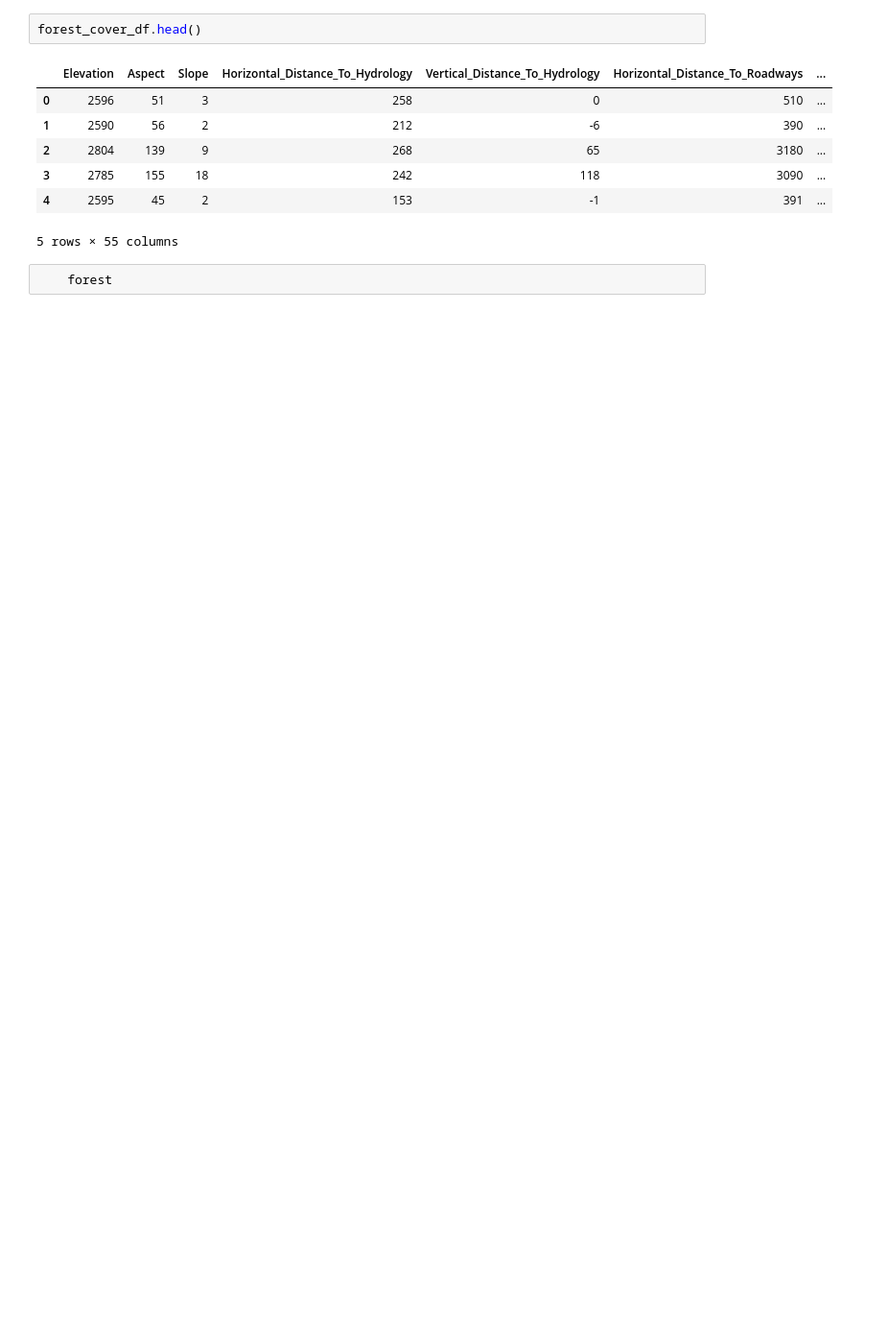
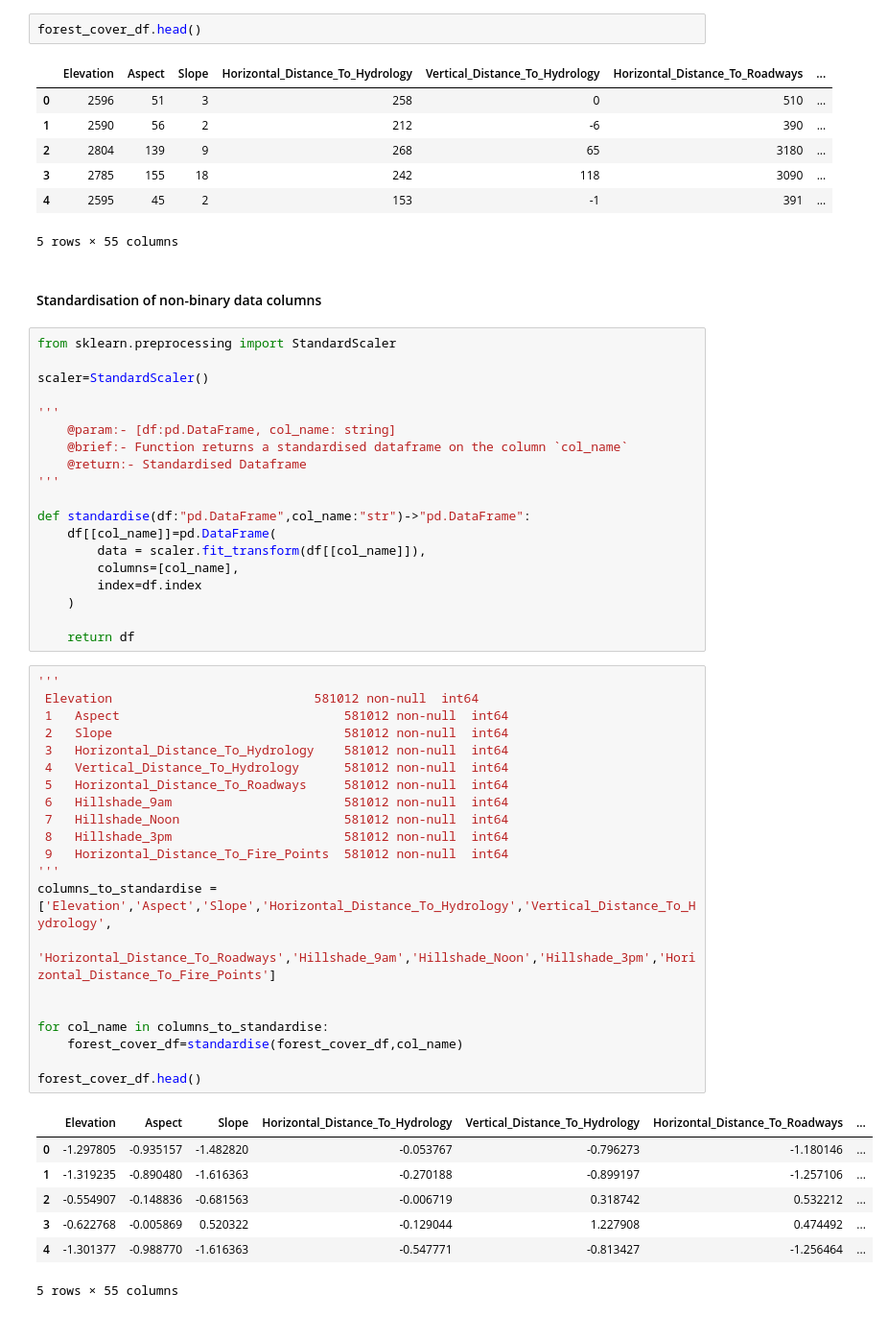
Before and after one commit to FardeenCODEIIEST/MachineLearningLab-CS-4172-, a Jupyter notebook: Assignment03/Assignment03.ipynb, the cells around one changed output. Shown at 96% size. Drawn from its saved outputs; the diff is of its cells as text; blank space fills up the shorter version.

```diff
--- a/Assignment03/Assignment03.ipynb
+++ b/Assignment03/Assignment03.ipynb
@@ -40,5 +47,53 @@ forest_cover_df.head()
 | 3 | 2785 | 155 | 18 | 242 | 118 | 3090 | ... |
 | 4 | 2595 | 45 | 2 | 153 | -1 | 391 | ... |
 5 rows × 55 columns
-# %%
-    forest
+# %% [markdown]
+#### Standardisation of non-binary data columns
+# %%
+from sklearn.preprocessing import StandardScaler
+
+scaler=StandardScaler()
+
+'''
+    @param:- [df:pd.DataFrame, col_name: string]
+    @brief:- Function returns a standardised dataframe on the column `col_name`
+    @return:- Standardised Dataframe
+'''
+
+def standardise(df:"pd.DataFrame",col_name:"str")->"pd.DataFrame":
+    df[[col_name]]=pd.DataFrame(
+        data = scaler.fit_transform(df[[col_name]]),
+        columns=[col_name],
+        index=df.index
+    )
+
+    return df
+# %%
+'''
+ Elevation                           581012 non-null  int64
+ 1   Aspect                              581012 non-null  int64
+ 2   Slope                               581012 non-null  int64
+ 3   Horizontal_Distance_To_Hydrology    581012 non-null  int64
+ 4   Vertical_Distance_To_Hydrology      581012 non-null  int64
+ 5   Horizontal_Distance_To_Roadways     581012 non-null  int64
+ 6   Hillshade_9am                       581012 non-null  int64
+ 7   Hillshade_Noon                      581012 non-null  int64
+ 8   Hillshade_3pm                       581012 non-null  int64
+ 9   Horizontal_Distance_To_Fire_Points  581012 non-null  int64
+'''
+columns_to_standardise = ['Elevation','Aspect','Slope','Horizontal_Distance_To_Hydrology','Vertical_Distance_To_Hydrology',
+                          'Horizontal_Distance_To_Roadways','Hillshade_9am','Hillshade_Noon','Hillshade_3pm','Horizontal_Distance_To_Fire_Points']
+
+
+for col_name in columns_to_standardise:
+    forest_cover_df=standardise(forest_cover_df,col_name)
+
+forest_cover_df.head()
+# %% [output]
+|  | Elevation | Aspect | Slope | Horizontal_Distance_To_Hydrology | Vertical_Distance_To_Hydrology | Horizontal_Distance_To_Roadways | ... |
+| 0 | -1.297805 | -0.935157 | -1.482820 | -0.053767 | -0.796273 | -1.180146 | ... |
+| 1 | -1.319235 | -0.890480 | -1.616363 | -0.270188 | -0.899197 | -1.257106 | ... |
+| 2 | -0.554907 | -0.148836 | -0.681563 | -0.006719 | 0.318742 | 0.532212 | ... |
+| 3 | -0.622768 | -0.005869 | 0.520322 | -0.129044 | 1.227908 | 0.474492 | ... |
+| 4 | -1.301377 | -0.988770 | -1.616363 | -0.547771 | -0.813427 | -1.256464 | ... |
+5 rows × 55 columns
```
Also changed, not shown: parts of 20 cells of this notebook.
